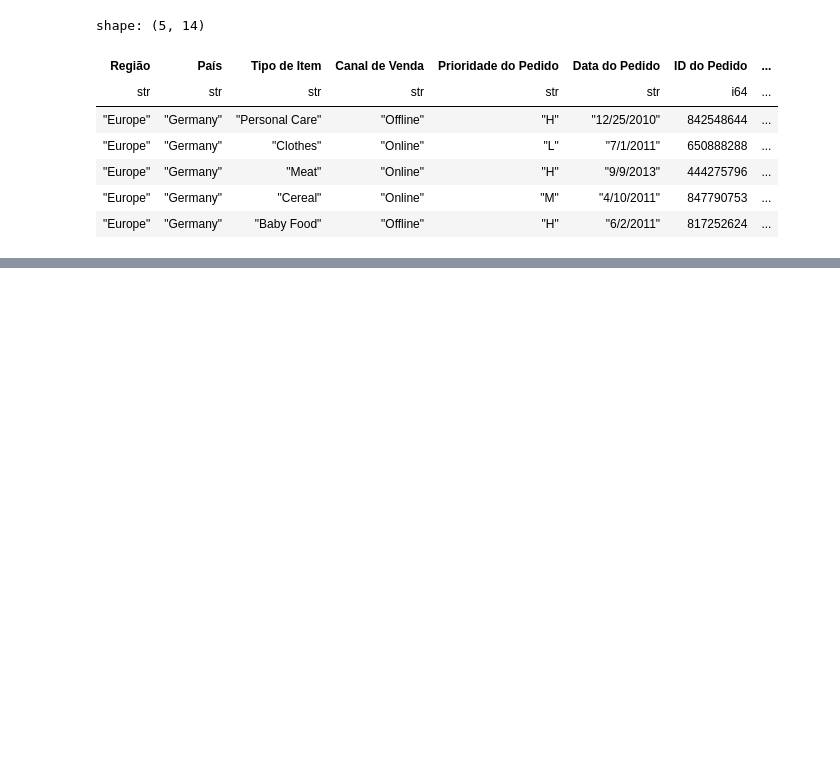
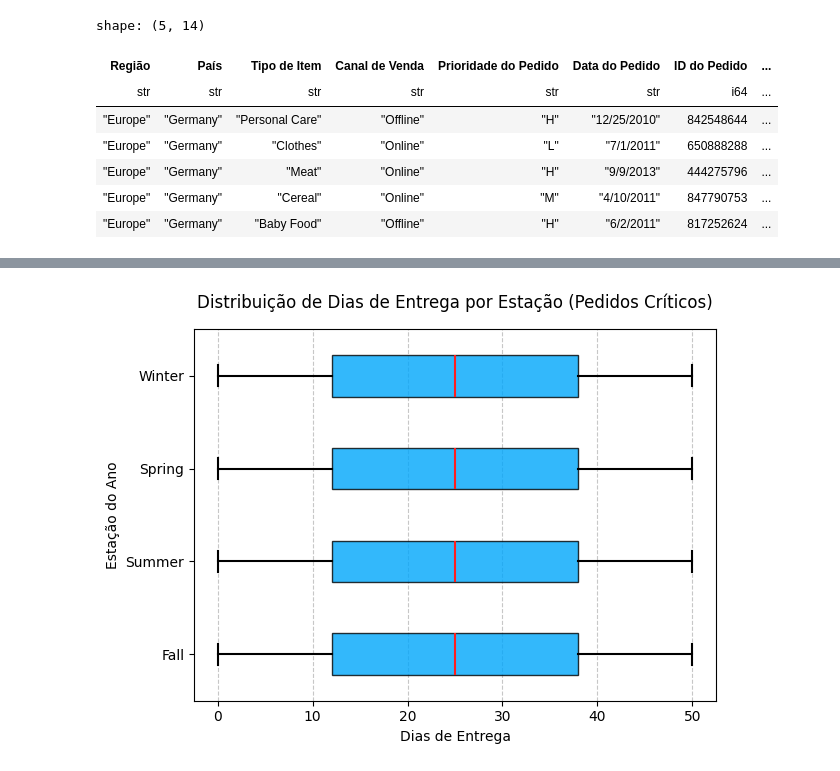
Before and after one commit to daniellcferreira/polars_data_analysis, a Jupyter notebook: polars_data.ipynb, the cells around one changed output, grey strips where cells are left out. Cells and saved outputs as stored; diff of their text form; code cells hidden in the pictures; blank space fills up the shorter version.

```diff
--- a/polars_data.ipynb
+++ b/polars_data.ipynb
@@ -147,0 +267,3 @@ shape: (5, 14)
+# %%
+# Selecionar apenas pedidos críticos e ordenar por duração do envio
+df_critical = df.filter(pl.col("Prioridade do Pedido") == "Critical").sort("Tempo de Envio", descending=True)
@@ -147,0 +301,5 @@ shape: (5, 14)
+# %%
+# Substituir o número do mês pela estação correspondente
+df_critical = df_critical.with_columns(
+    pl.col("Mês do Pedido").cast(pl.Utf8).replace(season_map).alias("Estação")
+)
@@ -147,0 +317,46 @@ shape: (5, 14)
+# %%
+# Converter para Pandas para facilitar visualizações
+df_critical_pd = df_critical.to_pandas()
+
+# Converter duração para dias inteiros
+df_critical_pd["Dias de Envio"] = df_critical_pd["Tempo de Envio"].dt.days
+
+# Criar listas separadas por estação
+data = [
+    df_critical_pd[df_critical_pd["Estação"] == season]["Dias de Envio"]
+    for season in df_critical_pd["Estação"].unique()
+]
+# %%
+# Definir esquema de cores
+cores = {
+    "box": "#00A6FB",
+    "mediana": "#FF1E1E",
+    "whiskers": "#000000",
+    "caps": "#000000",
+    "fliers": "#FF4500"
+}
+
+# Criar o boxplot com as cores definidas
+bp = plt.boxplot(
+    data,
+    vert=False,
+    patch_artist=True,
+    labels=df_critical_pd["Estação"].unique(),
+    boxprops=dict(facecolor=cores["box"], alpha=0.8),
+    medianprops=dict(color=cores["mediana"], linewidth=1.5),
+    whiskerprops=dict(color=cores["whiskers"], linewidth=1.5),
+    capprops=dict(color=cores["caps"], linewidth=1.5),
+    flierprops=dict(marker="o", markerfacecolor=cores["fliers"], markersize=8)
+)
+
+# Configurações do gráfico
+plt.title("Distribuição de Dias de Entrega por Estação (Pedidos Críticos)",
+          fontsize=12, pad=15)
+plt.xlabel("Dias de Entrega", fontsize=10)
+plt.ylabel("Estação do Ano", fontsize=10)
+plt.grid(axis="x", linestyle="--", alpha=0.7)
+
+plt.tight_layout()
+plt.show()
+# %% [output]
+[figure, added]
```
Also changed, not shown: parts of 19 cells of this notebook.
